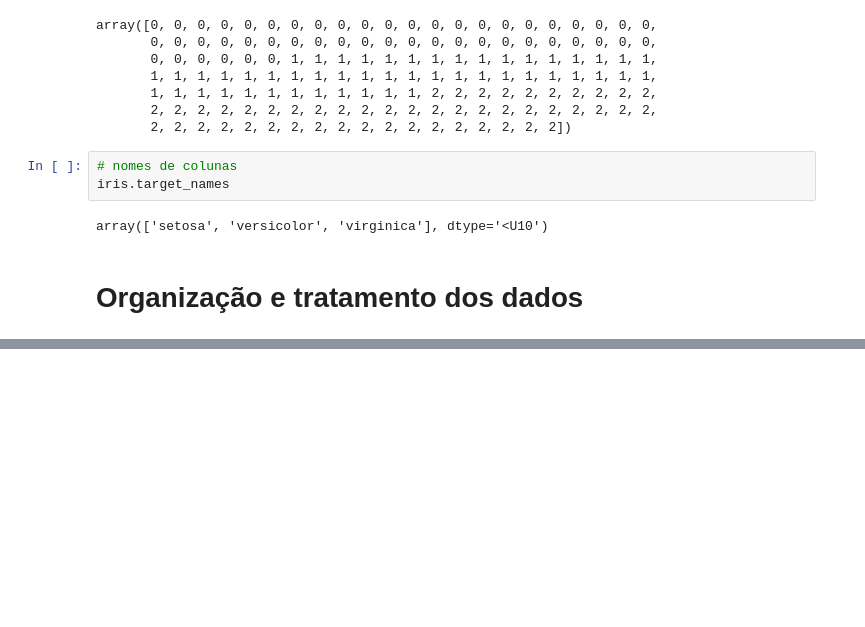
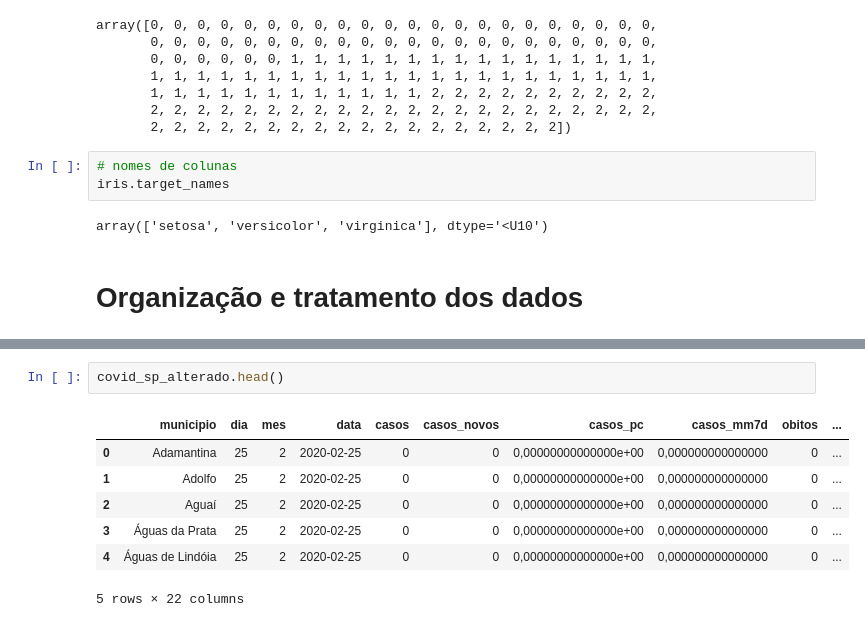
Before and after one commit to douglas5001/projetos_analise_de_dados, a Jupyter notebook: primeiro_dataSet/Untitled.ipynb, the cells around one changed output, grey strips where cells are left out. Saved outputs shown, nothing was run; the diff lists cells and outputs as text; blank space fills up the shorter version.

```diff
--- a/primeiro_dataSet/Untitled.ipynb
+++ b/primeiro_dataSet/Untitled.ipynb
@@ -157,0 +281,10 @@ array(['setosa', 'versicolor', 'virginica'], dtype='<U10')
+# %%
+covid_sp_alterado.head()
+# %% [output]
+|  | municipio | dia | mes | data | casos | casos_novos | casos_pc | casos_mm7d | obitos | ... |
+| 0 | Adamantina | 25 | 2 | 2020-02-25 | 0 | 0 | 0,00000000000000e+00 | 0,000000000000000 | 0 | ... |
+| 1 | Adolfo | 25 | 2 | 2020-02-25 | 0 | 0 | 0,00000000000000e+00 | 0,000000000000000 | 0 | ... |
+| 2 | Aguaí | 25 | 2 | 2020-02-25 | 0 | 0 | 0,00000000000000e+00 | 0,000000000000000 | 0 | ... |
+| 3 | Águas da Prata | 25 | 2 | 2020-02-25 | 0 | 0 | 0,00000000000000e+00 | 0,000000000000000 | 0 | ... |
+| 4 | Águas de Lindóia | 25 | 2 | 2020-02-25 | 0 | 0 | 0,00000000000000e+00 | 0,000000000000000 | 0 | ... |
+5 rows × 22 columns
```
Also changed, not shown: parts of 18 cells of this notebook.
